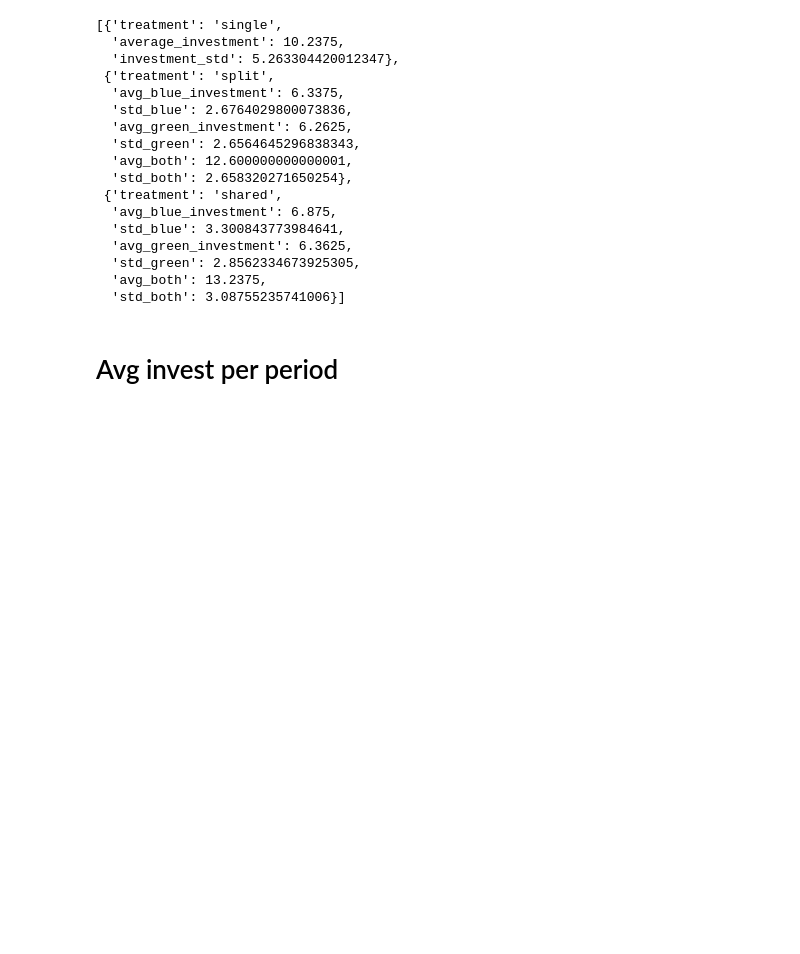
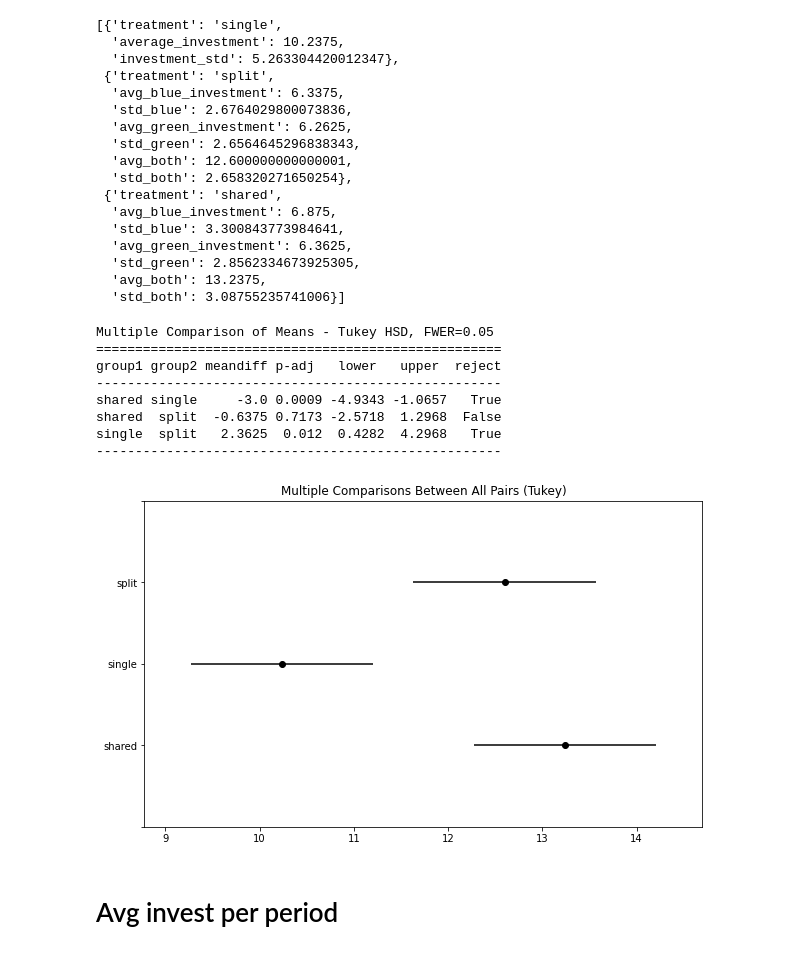
Before and after one commit to AaronSVMB/DA_4_MGPGG, a Jupyter notebook: src/Analysis/zAnalysis.ipynb, the cells around one changed output. Cells and saved outputs as stored; diff of their text form; code cells hidden in the pictures; blank space fills up the shorter version.

Commit message:
Treatment and Extension Analysis

```diff
--- a/src/Analysis/zAnalysis.ipynb
+++ b/src/Analysis/zAnalysis.ipynb
@@ -70,6 +70,34 @@ first_period_avg_invest
   'std_green': 2.8562334673925305,
   'avg_both': 13.2375,
   'std_both': 3.08755235741006}]
+# %%
+# Tukey test (on first period contribution)
+
+condition_single = (mgpggdf['pgg_treatment_applied'] == 'single') & (mgpggdf['subsession.round_number'] == 1)
+single_first_period_investment = mgpggdf.loc[condition_single, 'player.investment'].to_list()
+
+condition_split = (mgpggdf['pgg_treatment_applied'] == 'split') & (mgpggdf['subsession.round_number'] == 1)
+split_first_period_investment = mgpggdf.loc[condition_split, ['player.blue_group_investment', 'player.green_group_investment']]
+split_first_period_investment['player.investment'] = split_first_period_investment['player.blue_group_investment'] + split_first_period_investment['player.green_group_investment']
+split_first_list = split_first_period_investment['player.investment'].to_list()
+
+condition_shared = (mgpggdf['pgg_treatment_applied'] == 'shared') & (mgpggdf['subsession.round_number'] == 1)
+shared_first_period_investment = mgpggdf.loc[condition_shared, ['player.blue_group_investment', 'player.green_group_investment']]
+shared_first_period_investment['player.investment'] = shared_first_period_investment['player.blue_group_investment'] + shared_first_period_investment['player.green_group_investment']
+shared_first_list = shared_first_period_investment['player.investment'].to_list()
+shared_first_list
+# %%
+gen_tukey_test(single_first_period_investment, split_first_list, shared_first_list)
+# %% [output]
+Multiple Comparison of Means - Tukey HSD, FWER=0.05
+====================================================
+group1 group2 meandiff p-adj   lower   upper  reject
+----------------------------------------------------
+shared single     -3.0 0.0009 -4.9343 -1.0657   True
+shared  split  -0.6375 0.7173 -2.5718  1.2968  False
+single  split   2.3625  0.012  0.4282  4.2968   True
+----------------------------------------------------
+[figure, added]
 # %% [markdown]
 # Avg invest per period
 # %%
```
Also changed, not shown: parts of 36 cells of this notebook, 11 other files.
